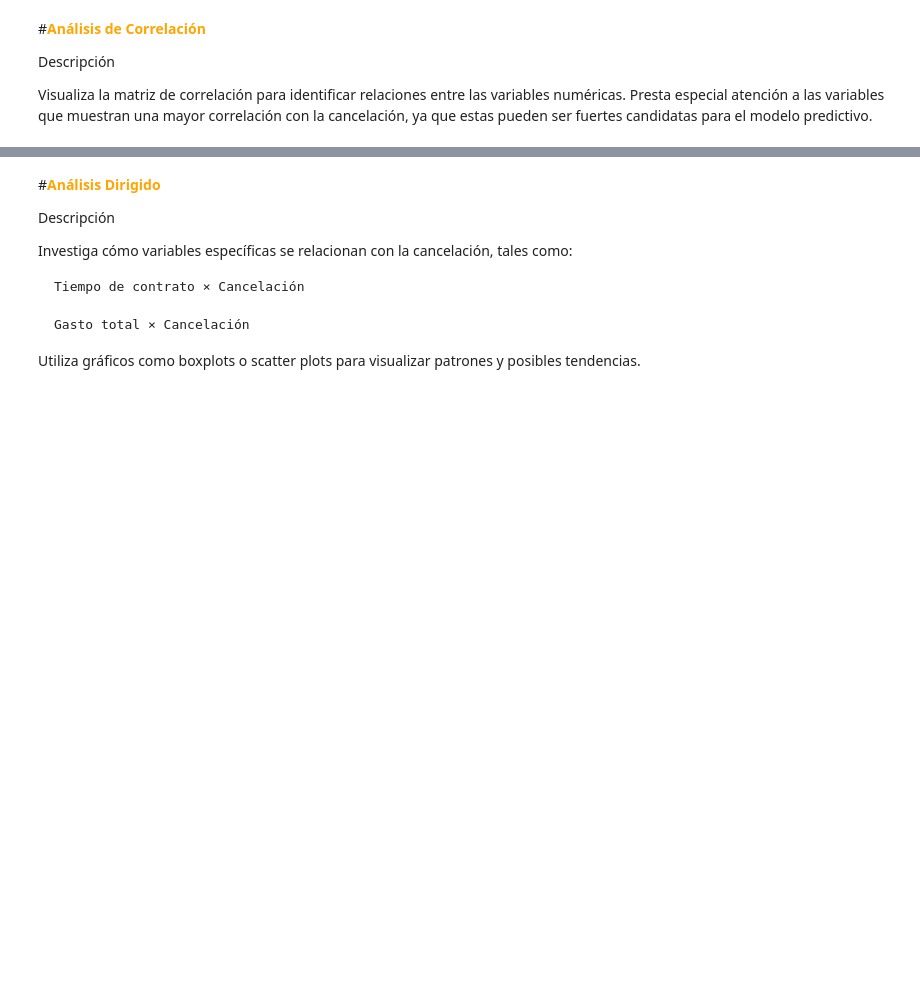
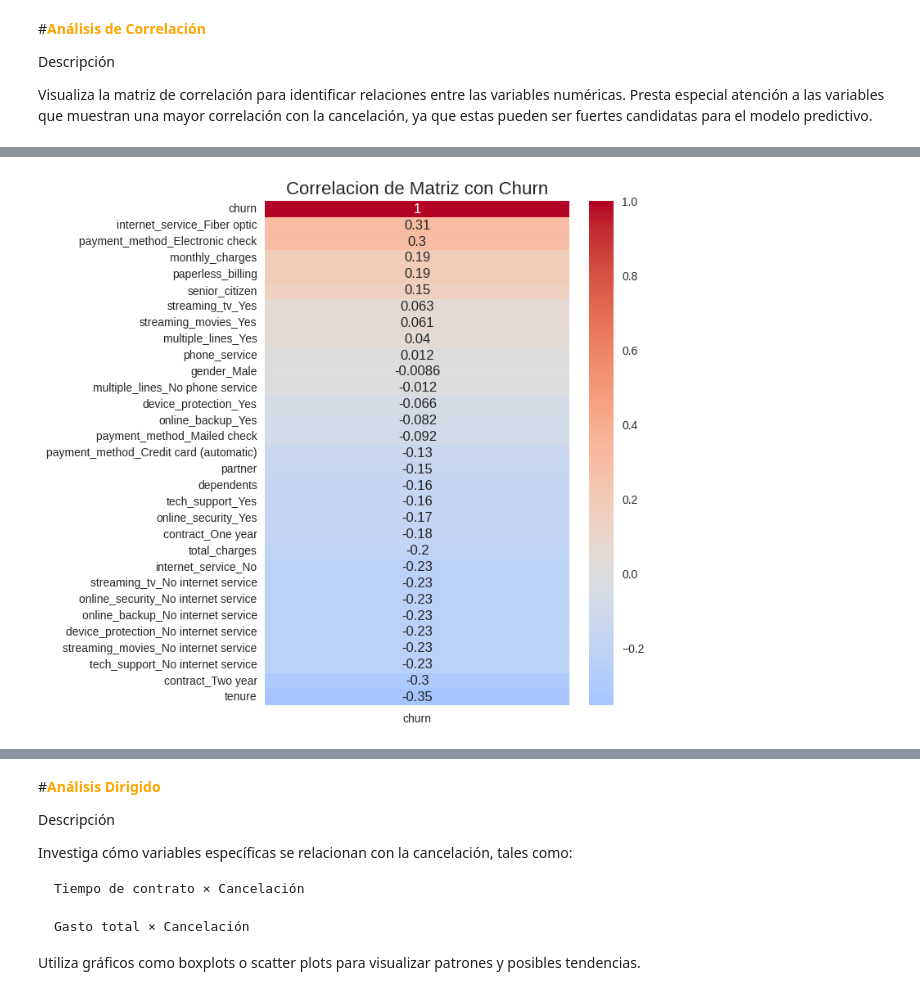
Before and after one commit to LejImkoaj/proyecto-telecomX-parte2, a Jupyter notebook: telecomX_parte2_LATAM.ipynb, the cells around one changed output, grey strips where cells are left out. Drawn from its saved outputs; the diff is of its cells as text; code cells hidden in the pictures; blank space fills up the shorter version.

```diff
--- a/telecomX_parte2_LATAM.ipynb
+++ b/telecomX_parte2_LATAM.ipynb
@@ -316,0 +351,13 @@ Visualiza la matriz de correlación para identificar relaciones entre las variab
+# %%
+plt.figure(figsize=(6,8))
+
+sns.heatmap(
+    corr_con_churn.to_frame(),
+    annot=True, # Para no mostrar los numeros
+    cmap='coolwarm', # Colores
+    center=0
+)
+plt.title('Correlacion de Matriz con Churn', fontsize=16)
+plt.show();
+# %% [output]
+[figure, added]
```
Also changed, not shown: parts of 8 cells of this notebook.
